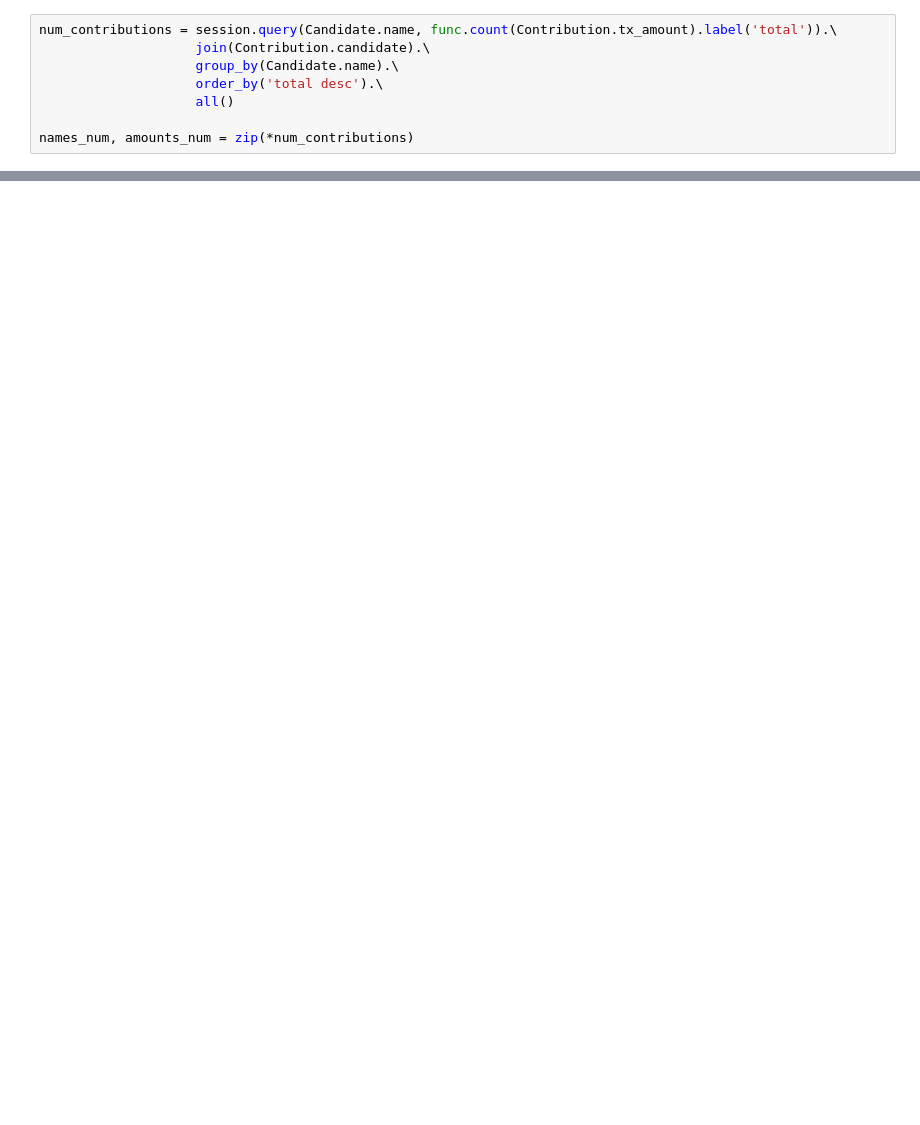
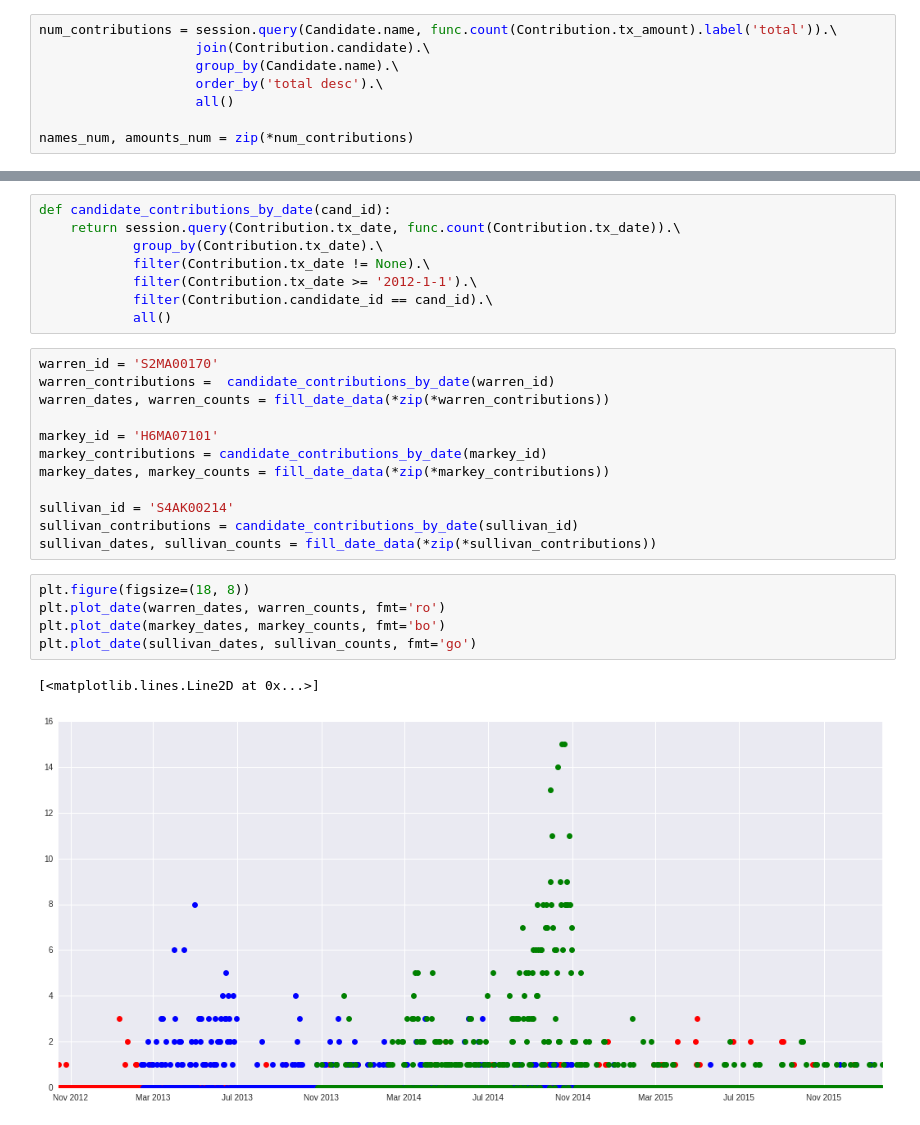
Before and after one commit to idgetto/DataScience16CTW, a Jupyter notebook: exploration/contributions.ipynb, the cells around one changed output, grey strips where cells are left out. Saved outputs shown, nothing was run; the diff lists cells and outputs as text; blank space fills up the shorter version.

```diff
--- a/exploration/contributions.ipynb
+++ b/exploration/contributions.ipynb
@@ -61,0 +114,28 @@ plt.show()
+# %%
+def candidate_contributions_by_date(cand_id):
+    return session.query(Contribution.tx_date, func.count(Contribution.tx_date)).\
+            group_by(Contribution.tx_date).\
+            filter(Contribution.tx_date != None).\
+            filter(Contribution.tx_date >= '2012-1-1').\
+            filter(Contribution.candidate_id == cand_id).\
+            all()
+# %%
+warren_id = 'S2MA00170'
+warren_contributions =  candidate_contributions_by_date(warren_id)
+warren_dates, warren_counts = fill_date_data(*zip(*warren_contributions))
+
+markey_id = 'H6MA07101'
+markey_contributions = candidate_contributions_by_date(markey_id)
+markey_dates, markey_counts = fill_date_data(*zip(*markey_contributions))
+
+sullivan_id = 'S4AK00214'
+sullivan_contributions = candidate_contributions_by_date(sullivan_id)
+sullivan_dates, sullivan_counts = fill_date_data(*zip(*sullivan_contributions))
+# %%
+plt.figure(figsize=(18, 8))
+plt.plot_date(warren_dates, warren_counts, fmt='ro')
+plt.plot_date(markey_dates, markey_counts, fmt='bo')
+plt.plot_date(sullivan_dates, sullivan_counts, fmt='go')
+# %% [output]
+[<matplotlib.lines.Line2D at 0x...>]
+[figure, added]
```
Also changed, not shown: parts of 13 cells of this notebook, 13 other files.
